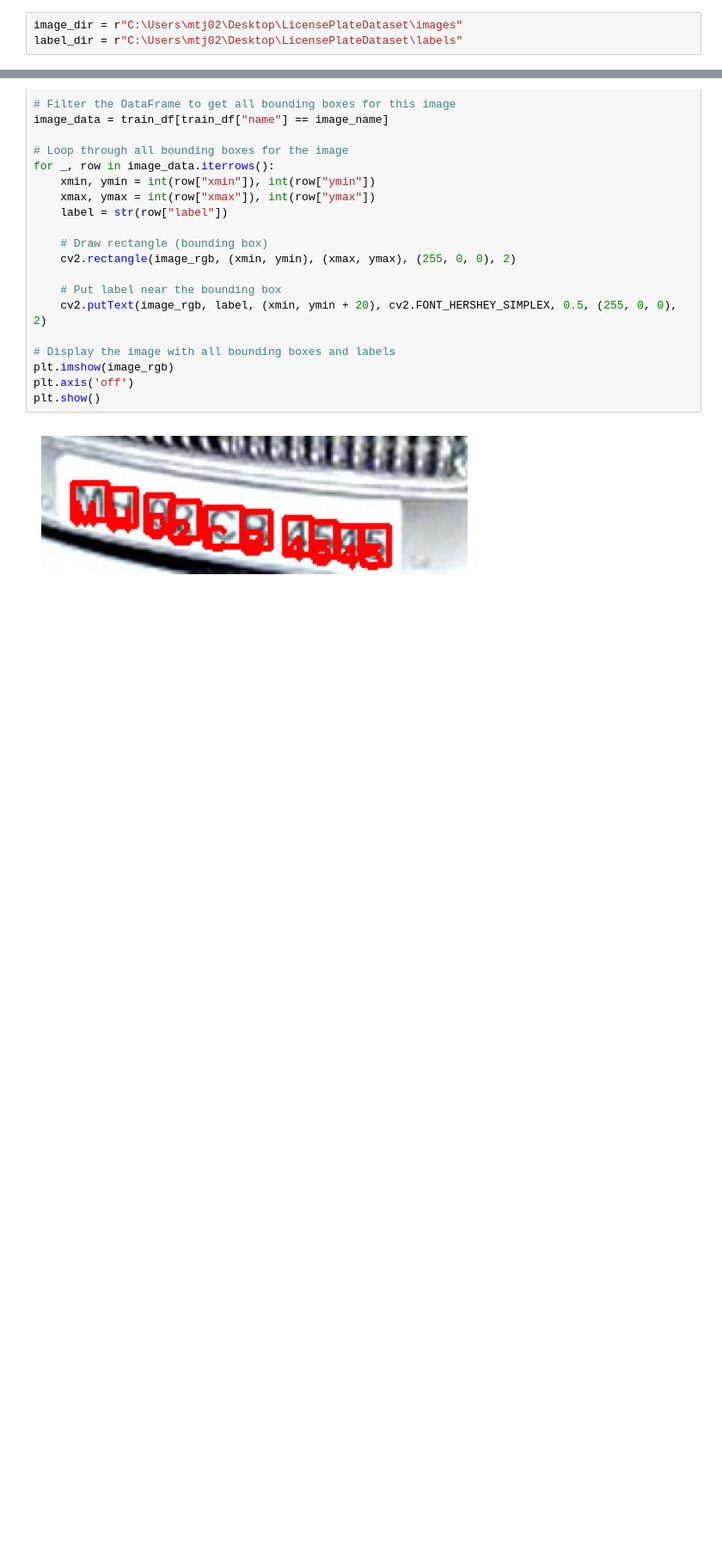
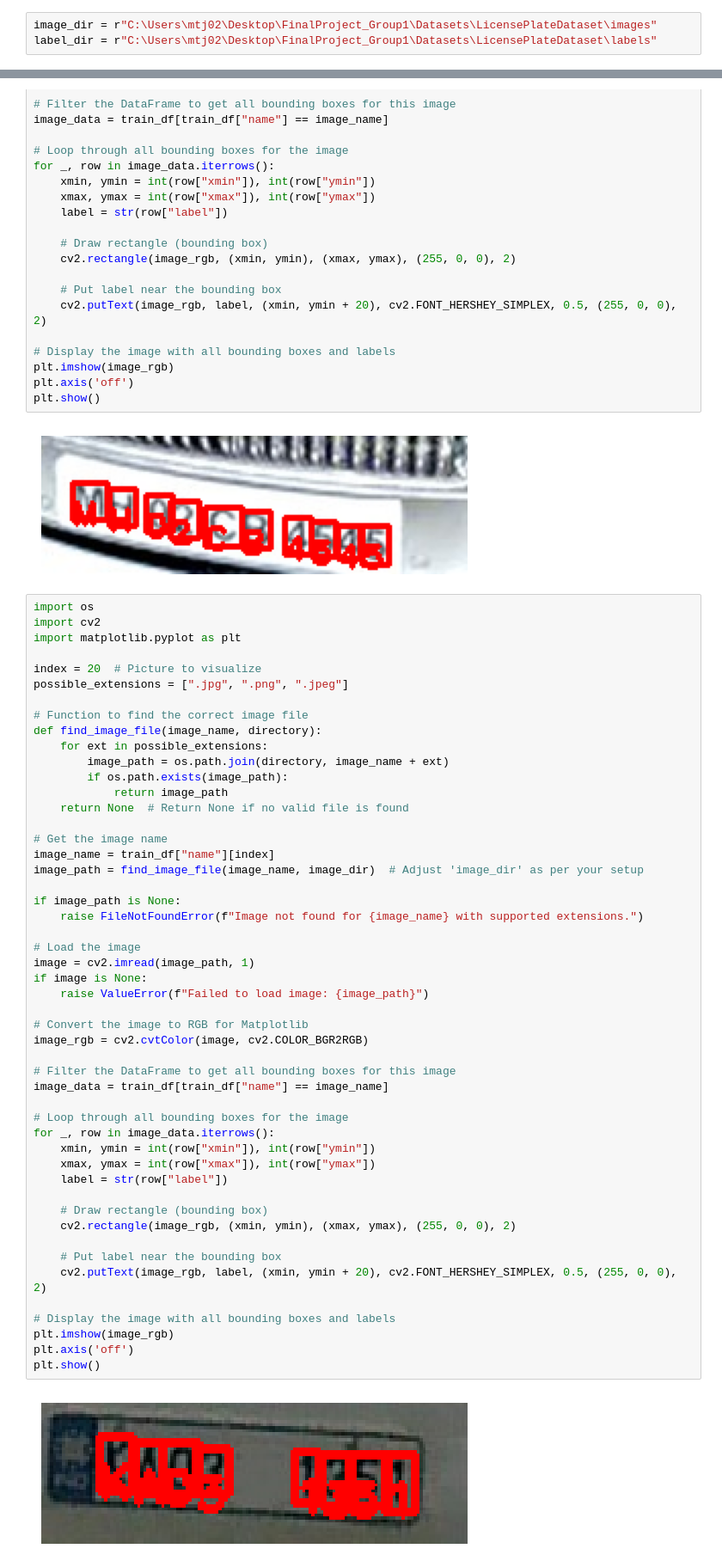
Before and after one commit to MichaelTj02/FinalProject_Group1, a Jupyter notebook: LicensePlate_DataCleaning.ipynb, the cells around one changed output, grey strips where cells are left out. Shown at 86% size. Cells and saved outputs as stored; diff of their text form; blank space fills up the shorter version.

```diff
--- a/LicensePlate_DataCleaning.ipynb
+++ b/LicensePlate_DataCleaning.ipynb
@@ -30,8 +30,8 @@ True
 # %%
 # Ryan local
 # %%
-image_dir = r"C:\Users\mtj02\Desktop\LicensePlateDataset\images"
-label_dir = r"C:\Users\mtj02\Desktop\LicensePlateDataset\labels"
+image_dir = r"C:\Users\mtj02\Desktop\FinalProject_Group1\Datasets\LicensePlateDataset\images"
+label_dir = r"C:\Users\mtj02\Desktop\FinalProject_Group1\Datasets\LicensePlateDataset\labels"
 # %%
 #visualize first four sample images from train data
 for idx, image in enumerate(os.listdir(os.path.join(image_dir, "train"))):
@@ -300,3 +300,55 @@ plt.axis('off')
 plt.show()
 # %% [output]
 [figure]
+# %%
+import os
+import cv2
+import matplotlib.pyplot as plt
+
+index = 20  # Picture to visualize
+possible_extensions = [".jpg", ".png", ".jpeg"]
+
+# Function to find the correct image file
+def find_image_file(image_name, directory):
+    for ext in possible_extensions:
+        image_path = os.path.join(directory, image_name + ext)
+        if os.path.exists(image_path):
+            return image_path
+    return None  # Return None if no valid file is found
+
+# Get the image name
+image_name = train_df["name"][index]
+image_path = find_image_file(image_name, image_dir)  # Adjust 'image_dir' as per your setup
+
+if image_path is None:
+    raise FileNotFoundError(f"Image not found for {image_name} with supported extensions.")
+
+# Load the image
+image = cv2.imread(image_path, 1)
+if image is None:
+    raise ValueError(f"Failed to load image: {image_path}")
+
+# Convert the image to RGB for Matplotlib
+image_rgb = cv2.cvtColor(image, cv2.COLOR_BGR2RGB)
+
+# Filter the DataFrame to get all bounding boxes for this image
+image_data = train_df[train_df["name"] == image_name]
+
+# Loop through all bounding boxes for the image
+for _, row in image_data.iterrows():
+    xmin, ymin = int(row["xmin"]), int(row["ymin"])
+    xmax, ymax = int(row["xmax"]), int(row["ymax"])
+    label = str(row["label"])
+
+    # Draw rectangle (bounding box)
+    cv2.rectangle(image_rgb, (xmin, ymin), (xmax, ymax), (255, 0, 0), 2)
+
+    # Put label near the bounding box
+    cv2.putText(image_rgb, label, (xmin, ymin + 20), cv2.FONT_HERSHEY_SIMPLEX, 0.5, (255, 0, 0), 2)
+
+# Display the image with all bounding boxes and labels
+plt.imshow(image_rgb)
+plt.axis('off')
+plt.show()
+# %% [output]
+[figure, added]
```
Also changed, not shown: parts of 2 cells of this notebook.
